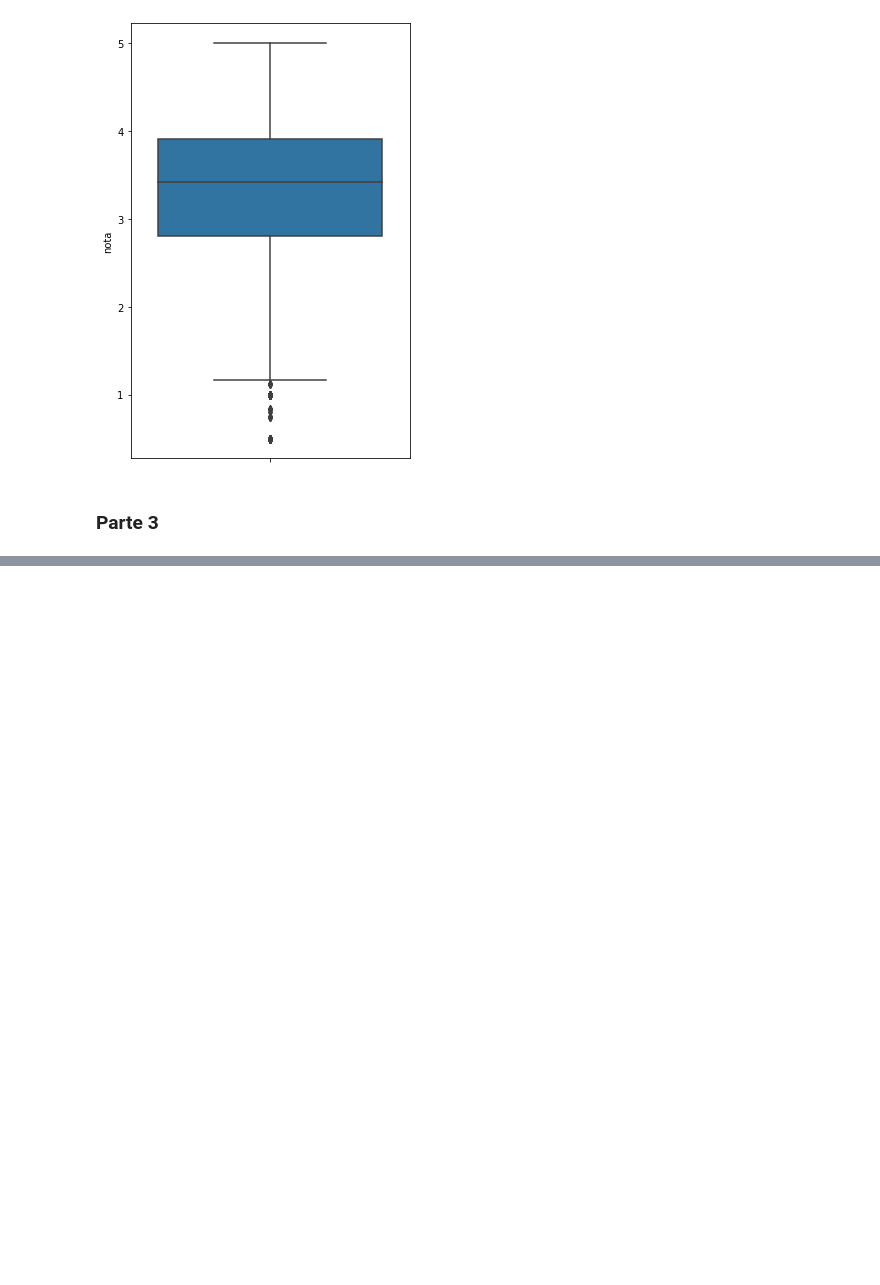
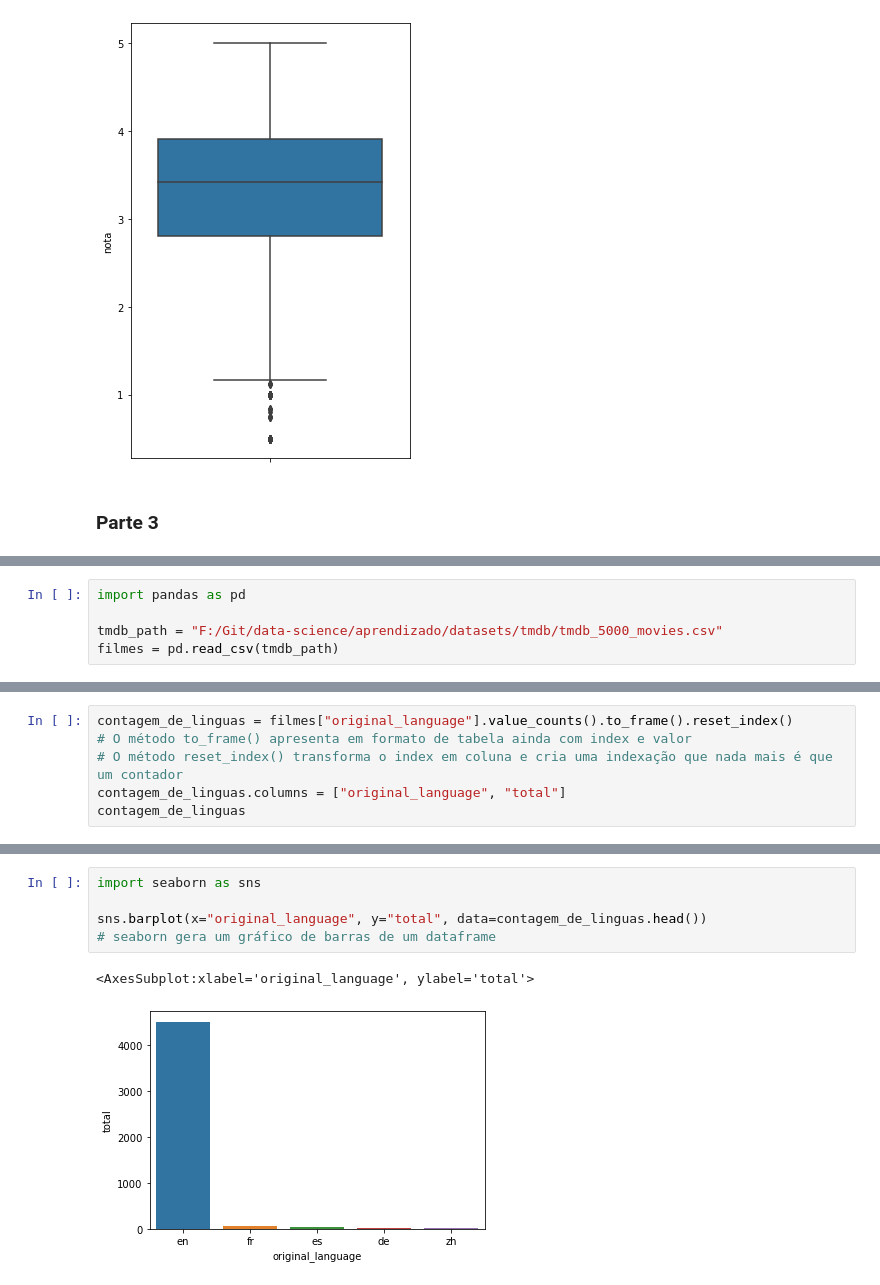
Before and after one commit to Mathtzt/data-science, a Jupyter notebook: aprendizado/data-science.ipynb, the cells around one changed output, grey strips where cells are left out. Saved outputs shown, nothing was run; the diff lists cells and outputs as text; blank space fills up the shorter version.

Commit message:
Se aprofundando um pouco mais em analise exploratória através de outro dataset. Parte 3 e 4

```diff
--- a/aprendizado/data-science.ipynb
+++ b/aprendizado/data-science.ipynb
@@ -219,0 +222,5 @@ sns.boxplot(y=medias_por_filme) # É possível config o eixo do boxplot
+# %%
+import pandas as pd
+
+tmdb_path = "F:/Git/data-science/aprendizado/datasets/tmdb/tmdb_5000_movies.csv"
+filmes = pd.read_csv(tmdb_path)
@@ -219,0 +269,6 @@ sns.boxplot(y=medias_por_filme) # É possível config o eixo do boxplot
+# %%
+contagem_de_linguas = filmes["original_language"].value_counts().to_frame().reset_index()
+# O método to_frame() apresenta em formato de tabela ainda com index e valor
+# O método reset_index() transforma o index em coluna e cria uma indexação que nada mais é que um contador
+contagem_de_linguas.columns = ["original_language", "total"]
+contagem_de_linguas
@@ -219,0 +293,8 @@ sns.boxplot(y=medias_por_filme) # É possível config o eixo do boxplot
+# %%
+import seaborn as sns
+
+sns.barplot(x="original_language", y="total", data=contagem_de_linguas.head())
+# seaborn gera um gráfico de barras de um dataframe
+# %% [output]
+<AxesSubplot:xlabel='original_language', ylabel='total'>
+[figure, added]
```
Also changed, not shown: parts of 19 cells of this notebook, 2 other files.
